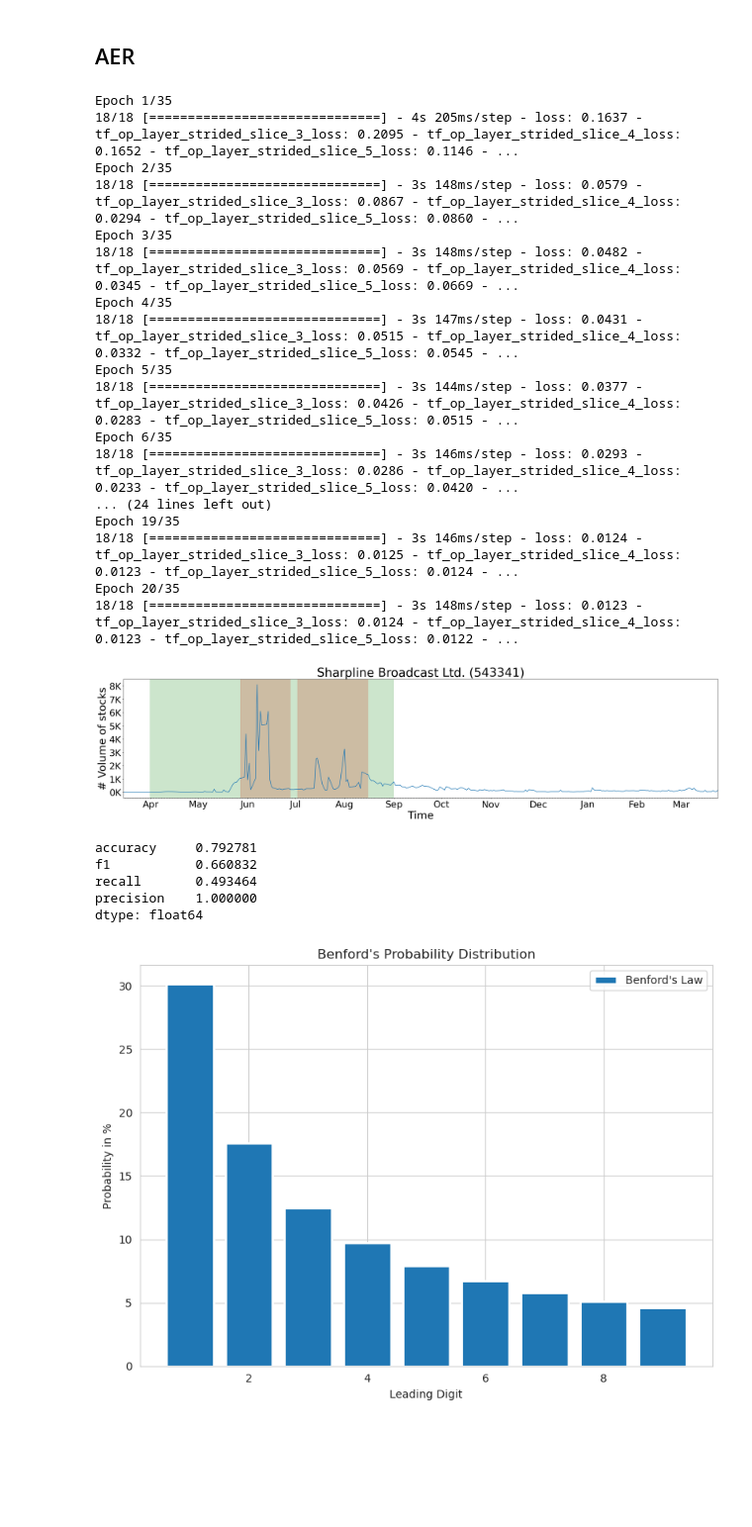
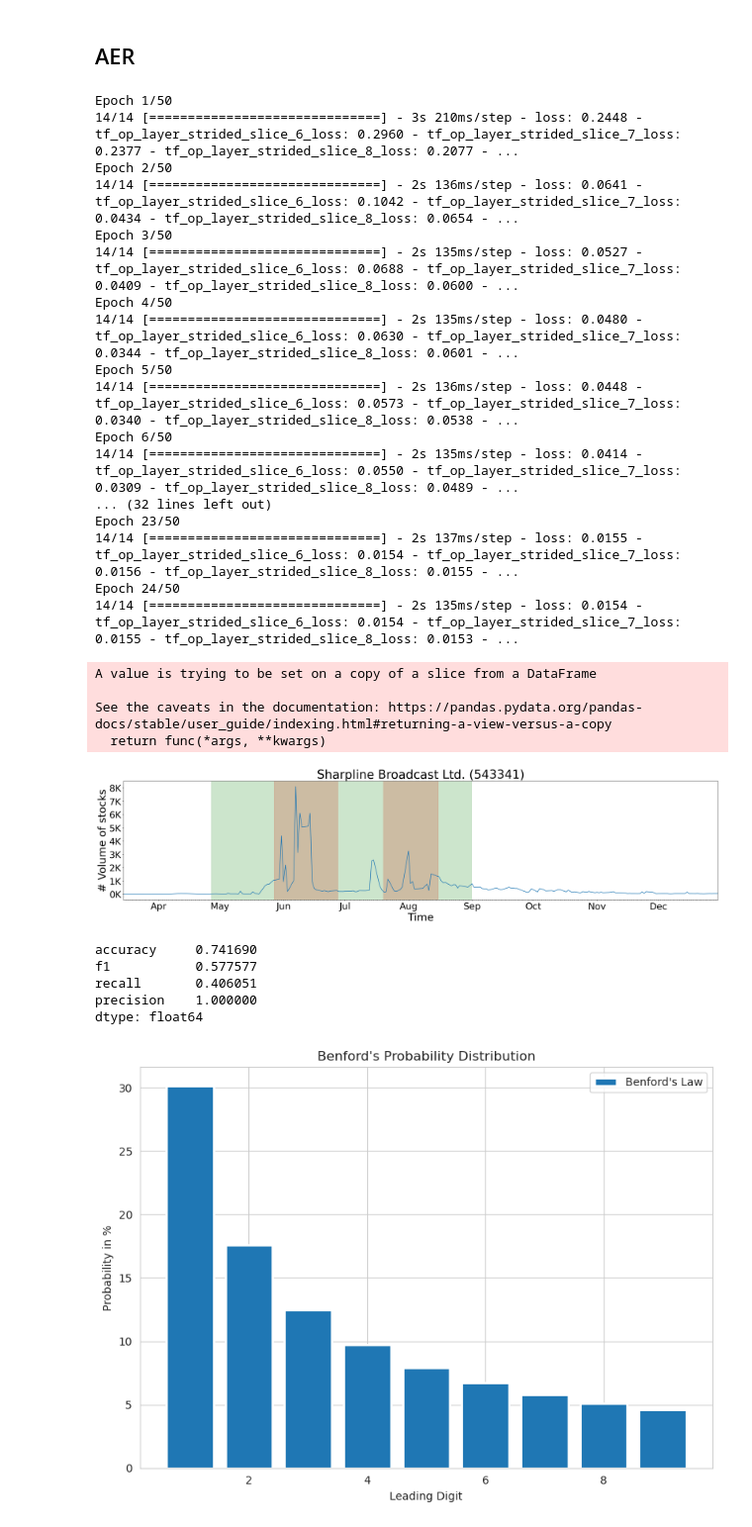
Before and after one commit to karnikkanojia/TadGAN-Research, a Jupyter notebook: main.ipynb, the cells around one changed output. Shown at 99% size. Drawn from its saved outputs; the diff is of its cells as text; code cells hidden in the pictures; blank space fills up the shorter version.

```diff
--- a/main.ipynb
+++ b/main.ipynb
@@ -156,4 +156,7 @@ orion = Orion(
     pipeline='lstm_autoencoder',
     hyperparameters=hyperparameters
 )
+# %%
+#Slice data after timestamp 1396290500 and before 1426963000
+data_t = data[(data.timestamp > 1640975400) & (data.timestamp < 1672511399)]
 # %%
@@ -192,6 +195,2 @@ recall       0.601307
 precision    1.000000
 dtype: float64
-# %%
-#Slice data after timestamp 1640975400
-data_t = data[data.timestamp > 1640975400]
-print(data_t.shape)
@@ -285,3 +309 @@ anomalies
-# %%
-data_t = data[data.timestamp > 1640975400]
 # %%
@@ -303,35 +329,39 @@ orion = Orion(
     'aer.json'
 )
 # %%
-anomalies = orion.fit_detect(data)
+anomalies = orion.fit_detect(data_t)
 # %% [output]
-Epoch 1/35
-18/18 [==============================] - 4s 205ms/step - loss: 0.1637 - tf_op_layer_strided_slice_3_loss: 0.2095 - tf_op_layer_strided_slice_4_loss: 0.1652 - tf_op_layer_strided_slice_5_loss: 0.1146 - ...
-Epoch 2/35
-18/18 [==============================] - 3s 148ms/step - loss: 0.0579 - tf_op_layer_strided_slice_3_loss: 0.0867 - tf_op_layer_strided_slice_4_loss: 0.0294 - tf_op_layer_strided_slice_5_loss: 0.0860 - ...
-Epoch 3/35
-18/18 [==============================] - 3s 148ms/step - loss: 0.0482 - tf_op_layer_strided_slice_3_loss: 0.0569 - tf_op_layer_strided_slice_4_loss: 0.0345 - tf_op_layer_strided_slice_5_loss: 0.0669 - ...
-Epoch 4/35
-18/18 [==============================] - 3s 147ms/step - loss: 0.0431 - tf_op_layer_strided_slice_3_loss: 0.0515 - tf_op_layer_strided_slice_4_loss: 0.0332 - tf_op_layer_strided_slice_5_loss: 0.0545 - ...
-Epoch 5/35
-18/18 [==============================] - 3s 144ms/step - loss: 0.0377 - tf_op_layer_strided_slice_3_loss: 0.0426 - tf_op_layer_strided_slice_4_loss: 0.0283 - tf_op_layer_strided_slice_5_loss: 0.0515 - ...
-Epoch 6/35
-18/18 [==============================] - 3s 146ms/step - loss: 0.0293 - tf_op_layer_strided_slice_3_loss: 0.0286 - tf_op_layer_strided_slice_4_loss: 0.0233 - tf_op_layer_strided_slice_5_loss: 0.0420 - ...
-... (24 lines left out)
-Epoch 19/35
-18/18 [==============================] - 3s 146ms/step - loss: 0.0124 - tf_op_layer_strided_slice_3_loss: 0.0125 - tf_op_layer_strided_slice_4_loss: 0.0123 - tf_op_layer_strided_slice_5_loss: 0.0124 - ...
-Epoch 20/35
-18/18 [==============================] - 3s 148ms/step - loss: 0.0123 - tf_op_layer_strided_slice_3_loss: 0.0124 - tf_op_layer_strided_slice_4_loss: 0.0123 - tf_op_layer_strided_slice_5_loss: 0.0122 - ...
+Epoch 1/50
+14/14 [==============================] - 3s 210ms/step - loss: 0.2448 - tf_op_layer_strided_slice_6_loss: 0.2960 - tf_op_layer_strided_slice_7_loss: 0.2377 - tf_op_layer_strided_slice_8_loss: 0.2077 - ...
+Epoch 2/50
+14/14 [==============================] - 2s 136ms/step - loss: 0.0641 - tf_op_layer_strided_slice_6_loss: 0.1042 - tf_op_layer_strided_slice_7_loss: 0.0434 - tf_op_layer_strided_slice_8_loss: 0.0654 - ...
+Epoch 3/50
+14/14 [==============================] - 2s 135ms/step - loss: 0.0527 - tf_op_layer_strided_slice_6_loss: 0.0688 - tf_op_layer_strided_slice_7_loss: 0.0409 - tf_op_layer_strided_slice_8_loss: 0.0600 - ...
+Epoch 4/50
+14/14 [==============================] - 2s 135ms/step - loss: 0.0480 - tf_op_layer_strided_slice_6_loss: 0.0630 - tf_op_layer_strided_slice_7_loss: 0.0344 - tf_op_layer_strided_slice_8_loss: 0.0601 - ...
+Epoch 5/50
+14/14 [==============================] - 2s 136ms/step - loss: 0.0448 - tf_op_layer_strided_slice_6_loss: 0.0573 - tf_op_layer_strided_slice_7_loss: 0.0340 - tf_op_layer_strided_slice_8_loss: 0.0538 - ...
+Epoch 6/50
+14/14 [==============================] - 2s 135ms/step - loss: 0.0414 - tf_op_layer_strided_slice_6_loss: 0.0550 - tf_op_layer_strided_slice_7_loss: 0.0309 - tf_op_layer_strided_slice_8_loss: 0.0489 - ...
+... (32 lines left out)
+Epoch 23/50
+14/14 [==============================] - 2s 137ms/step - loss: 0.0155 - tf_op_layer_strided_slice_6_loss: 0.0154 - tf_op_layer_strided_slice_7_loss: 0.0156 - tf_op_layer_strided_slice_8_loss: 0.0155 - ...
+Epoch 24/50
+14/14 [==============================] - 2s 135ms/step - loss: 0.0154 - tf_op_layer_strided_slice_6_loss: 0.0154 - tf_op_layer_strided_slice_7_loss: 0.0155 - tf_op_layer_strided_slice_8_loss: 0.0153 - ...
 # %%
-plot(data, 'Sharpline Broadcast Ltd. (543341)' ,[anomalies, known_anomalies])
+plot(data_t, 'Sharpline Broadcast Ltd. (543341)' ,[anomalies, known_anomalies])
 # %% [output]
+A value is trying to be set on a copy of a slice from a DataFrame
+
+See the caveats in the documentation: https://pandas.pydata.org/pandas-docs/stable/user_guide/indexing.html#returning-a-view-versus-a-copy
+  return func(*args, **kwargs)
-[figure, old version]
+[figure, new version]
 # %%
-orion.evaluate(data=data, ground_truth=known_anomalies)
+orion.evaluate(data=data_t, ground_truth=known_anomalies)
 # %% [output]
-accuracy     0.792781
-f1           0.660832
-recall       0.493464
+accuracy     0.741690
+f1           0.577577
+recall       0.406051
 precision    1.000000
 dtype: float64
 # %%
```
Also changed, not shown: parts of 19 cells of this notebook, 13 other files.
